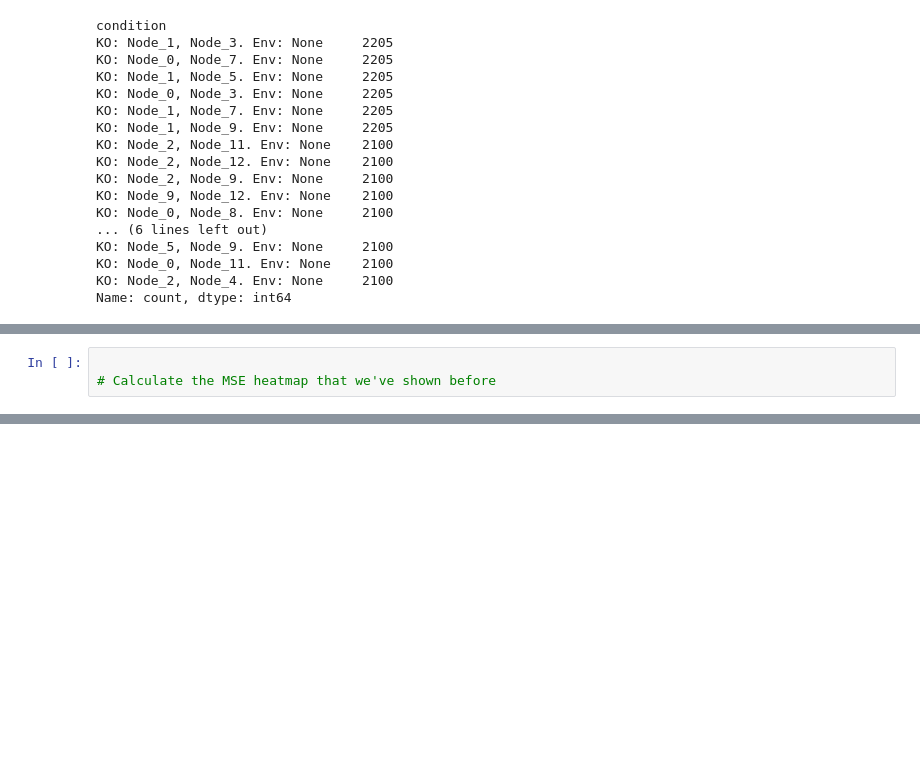
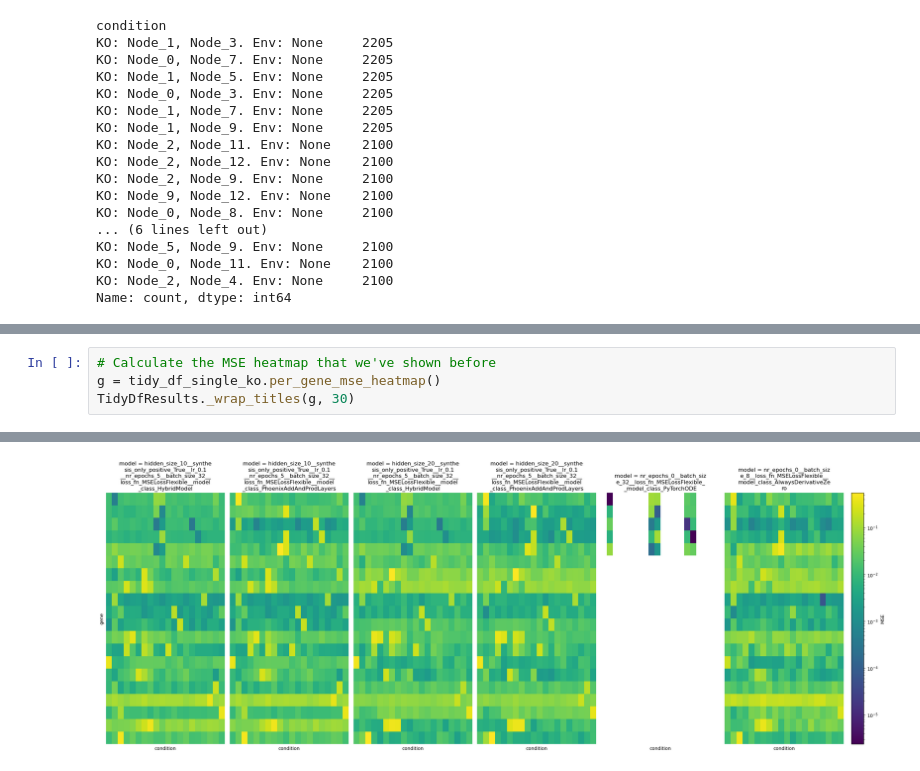
Before and after one commit to CropXR/HALCYON, a Jupyter notebook: notebooks/02_loading_and_plotting_from_mlflow.ipynb, the cells around one changed output, grey strips where cells are left out. Cells and saved outputs as stored; diff of their text form; blank space fills up the shorter version.

```diff
--- a/notebooks/02_loading_and_plotting_from_mlflow.ipynb
+++ b/notebooks/02_loading_and_plotting_from_mlflow.ipynb
@@ -143,3 +153,5 @@ tidy_df_double_ko.plot_model_plots(df_selection_function=df_selection_function)
 # %%
-
 # Calculate the MSE heatmap that we've shown before
+g = tidy_df_single_ko.per_gene_mse_heatmap()
+TidyDfResults._wrap_titles(g, 30)
+# %% [output]
@@ -145,0 +164 @@ tidy_df_double_ko.plot_model_plots(df_selection_function=df_selection_function)
+[figure, added]
```
Also changed, not shown: parts of 5 cells of this notebook, 1 other file.
